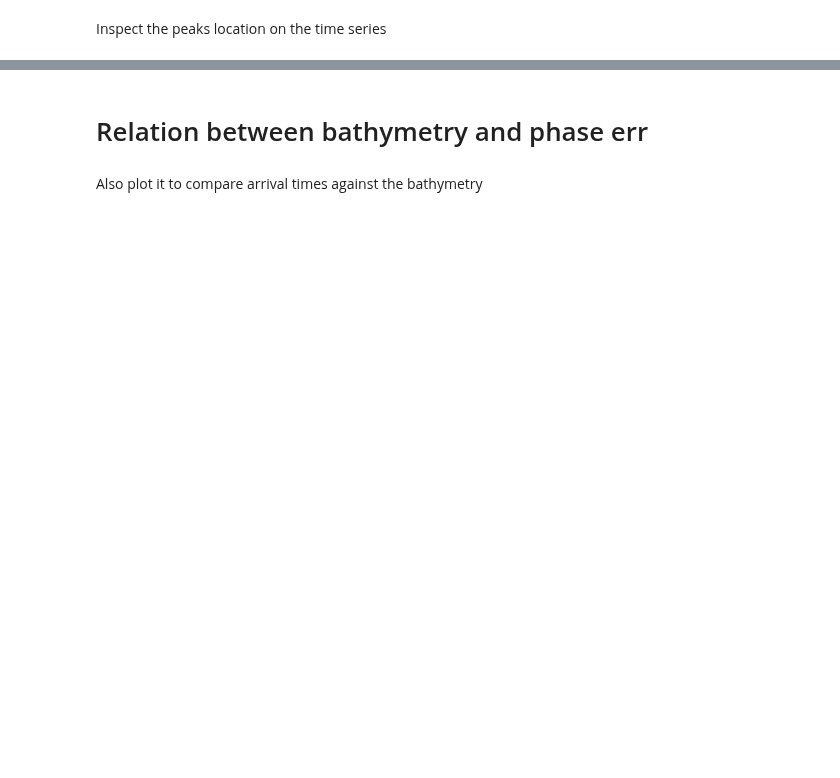
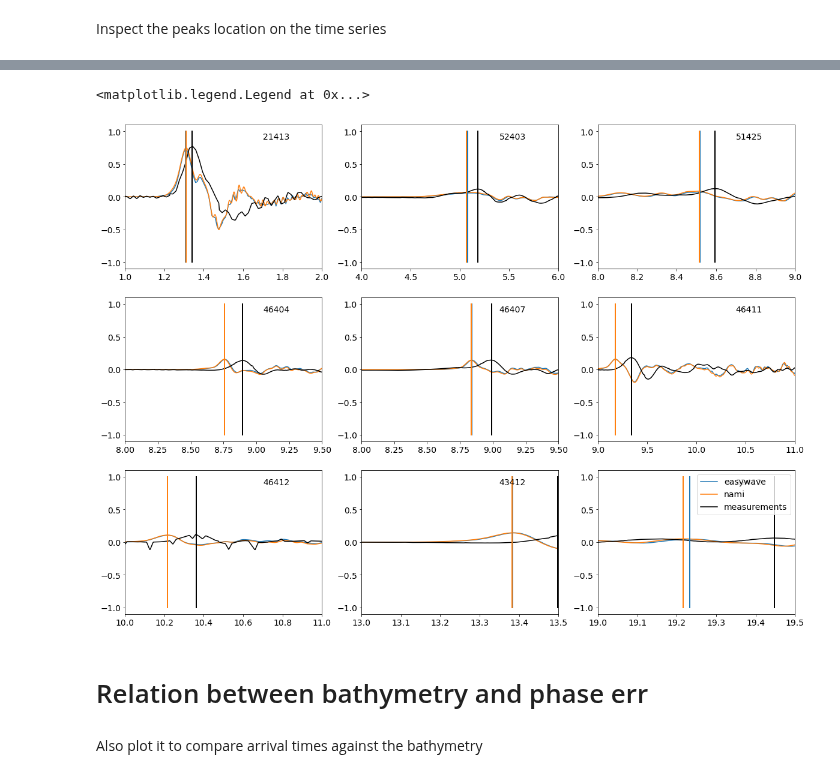
Before and after one commit to jgalazm/comp-geo-paper-figures, a Jupyter notebook: 04_tohoku2011/comparison/finalPlots.ipynb, the cells around one changed output, grey strips where cells are left out. Saved outputs shown, nothing was run; the diff lists cells and outputs as text; code cells hidden in the pictures; blank space fills up the shorter version.

```diff
--- a/04_tohoku2011/comparison/finalPlots.ipynb
+++ b/04_tohoku2011/comparison/finalPlots.ipynb
@@ -482,63 +588,66 @@ f = plt.figure(figsize=(20, 15))
 for i, dart_number in enumerate(np.array(poisid)[order_by_earliest_index]):
     ax = f.add_subplot(3, 3, i + 1)
 
-#     ax.plot(
-#         ewave["Minute"] / 60.0,
-#         ewave[str(dart_number)],
-#         label="easywave",
-#         color=colors[0],
-#         linewidth=1.5,
-#     )
+    ax.plot(
+        ewave["Minute"] / 60.0,
+        ewave[str(dart_number)],
+        label="easywave",
+        color=colors[0],
+        linewidth=1.5,
+    )
     ax.plot(
         np.array(nami[dart_number].time) / 60 / 60,
         nami[dart_number].surface,
         label="nami",
         color=colors[1],
         linewidth=1.5,
     )
-    ax.plot(
-        geoclaw[dart_number].t / 60 / 60,
-        geoclaw[dart_number].q[3, :],
-        linewidth=1.5,
-        color=colors[2],
-        label="geoclaw",
-    )
+#     ax.plot(
+#         geoclaw[dart_number].t / 60 / 60,
+#         geoclaw[dart_number].q[3, :],
+#         linewidth=1.5,
+#         color=colors[2],
+#         label="geoclaw",
+#     )
     ax.plot(
         darts[dart_number][:, 0] * 24,
         darts[dart_number][:, 1],
         label="measurements",
         color=colors[3],
         linewidth=1.5,
     )
 
     ax.set_xlim(edited_starts[dart_number], ends[dart_number])
     for nmodel, model in enumerate([
-#         "easywave",
+        "easywave",
         "nami",
         "geoclaw",
         "measurements"
     ]):
-        if model in []:
+        if model in ["geoclaw"]:
             continue
         ax.plot(
             [times[model][order_by_earliest_index[i]], times[model][order_by_earliest_index[i]]],
             [-1, 1],
             color=colors[nmodel],
             linewidth=2,
         )
 
-    if dart_number in group1:
-        ax.set_ylim(-0.15, 0.25)
-        ax.set_yticks(np.arange(-0.1, 0.2, 0.1))
-    elif dart_number in group2:
-        ax.set_ylim(-0.05, 0.07)
-        ax.set_yticks(np.arange(-0.05, 0.051, 0.05))
-    else:
-        ax.set_ylim(-0.15, 0.15)
+#     if dart_number in group1:
+#         ax.set_ylim(-0.15, 0.25)
+#         ax.set_yticks(np.arange(-0.1, 0.2, 0.1))
+#     elif dart_number in group2:
+#         ax.set_ylim(-0.05, 0.07)
+#         ax.set_yticks(np.arange(-0.05, 0.051, 0.05))
+#     else:
+#         ax.set_ylim(-0.15, 0.15)
     #         ax.set_yticks(np.arange(-0.05, 0.051, 0.05))
     ax.annotate("%s" % dart_number, [0.7, 0.9], xycoords="axes fraction")
 
 plt.legend()
+# %% [output]
+<matplotlib.legend.Legend at 0x...>
+[figure, added]
 # %% [markdown]
 # Relation between bathymetry and phase err
 # %% [markdown]
```
Also changed, not shown: parts of 28 cells of this notebook.
